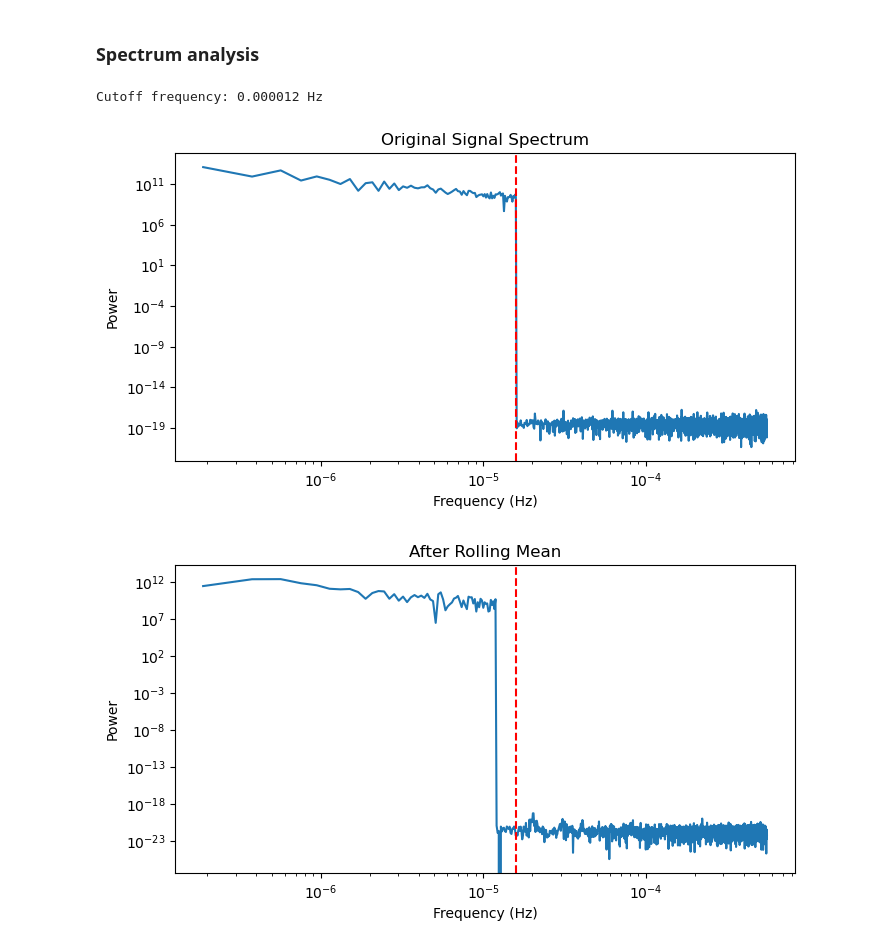
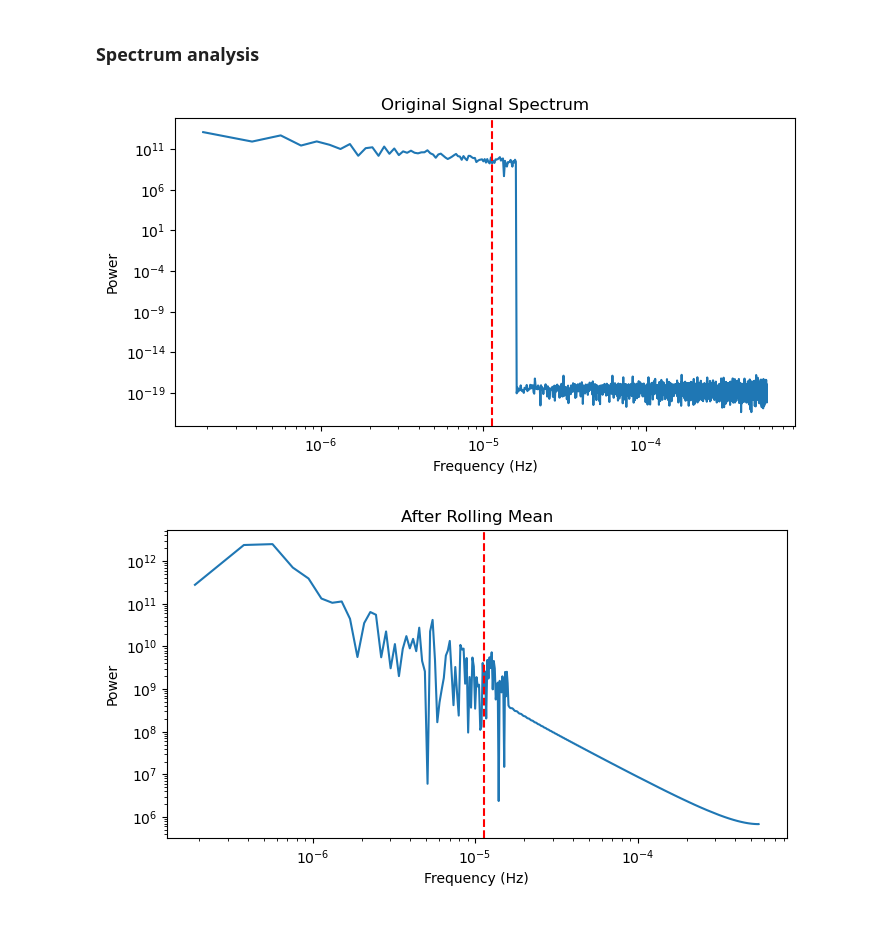
Before and after one commit to gpoccianti/LCP_projects_Y7, a Jupyter notebook: Code/XSOR_report.ipynb, the cells around one changed output. Saved outputs shown, nothing was run; the diff lists cells and outputs as text; code cells hidden in the pictures.

```diff
--- a/Code/XSOR_report.ipynb
+++ b/Code/XSOR_report.ipynb
@@ -514,0 +533,14 @@ plt.legend()
+# %%
+from functions import *
+detrended,_,_=process_time_series(file,
+    base_chunk_size=50,
+    start_index=t_min,
+    end_index=t_max)
+
+w=int(get_period(filtered_sig))
+plt.plot(detrended)
+
+
+plt.plot(filtered_sig-filtered_sig.rolling(window=w, min_periods=1, center=False).mean(), label=f"window={w}")
+plt.legend()
+plt.show()
@@ -551,26 +590,27 @@ plt.show()
 # %%
 import numpy as np
 import matplotlib.pyplot as plt
 
 def plot_power_spectrum(signal, title="Power Spectrum"):
     N = len(signal)
     time_step = 900  # 15 minutes in seconds
     freq = np.fft.fftfreq(N, d=time_step)  # Convert to Hz
     psd = np.abs(np.fft.fft(signal))**2  # Compute power spectral density
 
     plt.figure(figsize=(8, 4))
     plt.loglog(freq[freq > 0], psd[freq > 0])  # Convert Hz
-    plt.axvline(0.000016, color='r', linestyle='--', label='1.6e-6 Hz')  # Vertical line
+    plt.axvline(1/(90*w), color='r', linestyle='--', label='1.6e-6 Hz')  # Vertical line
     plt.xlabel("Frequency (Hz)")
     plt.ylabel("Power")
     plt.title(title)
     plt.show()
 
-filtered_sig_final=filter_signal_by_auc(filtered_sig - filtered_sig.rolling(window=1000,min_periods=1).mean(), datetime_index, time_step=15*60, discard_fraction=0.01, plot_spectrum=False)
+#filtered_sig_final=filter_signal_by_auc(filtered_sig - filtered_sig.rolling(window=1000,min_periods=1).mean(), datetime_index, time_step=15*60, discard_fraction=0.01, plot_spectrum=False)
+final_sig=filtered_sig - filtered_sig.rolling(window=w,min_periods=1).mean()
 
 plot_power_spectrum(filtered_sig, title="Original Signal Spectrum")
-plot_power_spectrum(filtered_sig_final, title="After Rolling Mean")
+plot_power_spectrum(final_sig, title="After Rolling Mean")
+plot_power_spectrum(detrended, title="After Fitting and Subtracting")
 # %% [output]
-Cutoff frequency: 0.000012 Hz
-[figure, old version]
+[figure, new version]
-[figure, old version]
+[figure, new version]
```
Also changed, not shown: parts of 40 cells of this notebook.
